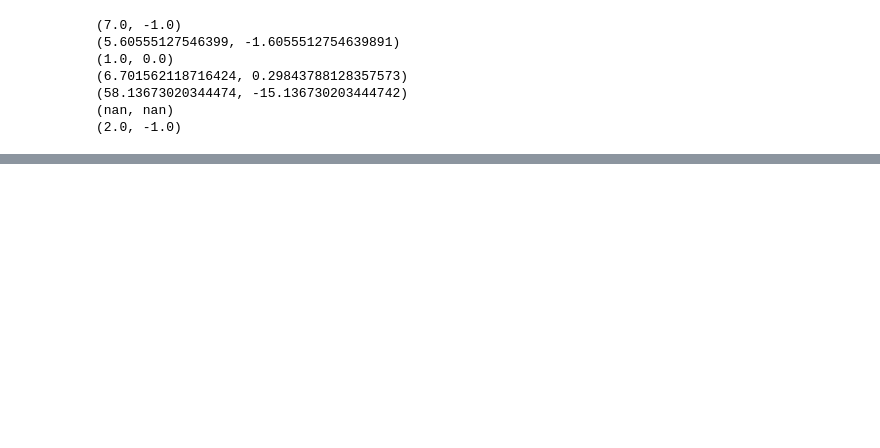
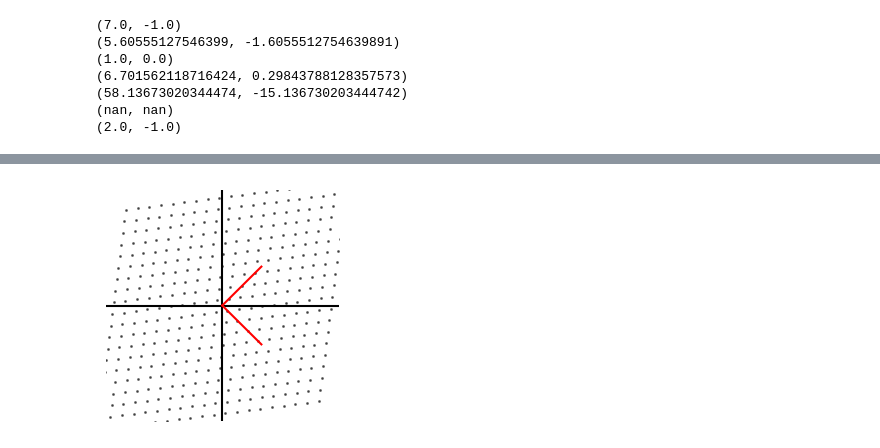
Before and after one commit to youngung/lectures, a Jupyter notebook: 1_2_data_mse/JupyterNotebooks/06w_eigenvalue.ipynb, the cells around one changed output, grey strips where cells are left out. Drawn from its saved outputs; the diff is of its cells as text; code cells hidden in the pictures; blank space fills up the shorter version.

```diff
--- a/1_2_data_mse/JupyterNotebooks/06w_eigenvalue.ipynb
+++ b/1_2_data_mse/JupyterNotebooks/06w_eigenvalue.ipynb
@@ -27,0 +199,83 @@ for i, mat2x2 in enumerate(d):
+# %%
+import numpy as np
+import matplotlib.pyplot as plt
+import tempfile
+%matplotlib inline
+def map(A,dst=tempfile.mkdtemp(),nres=20,span=10,nsteps=10,**kws):
+
+    #print('***')
+    #print('A matrix:')
+    #show(A)
+    #print('***')
+
+    xs=np.linspace(-span,+span,nres)
+    ys=xs.copy()
+    x,y=np.meshgrid(xs,ys)
+
+    ## declare figure
+    fig=plt.figure(figsize=(3,3))
+    ax1=fig.add_subplot(111)
+    #rst1=ax1.scatter(x,y,**kws)
+    ax1.set_xlim(-span*1.05,+span*1.05)
+    ax1.set_ylim(-span*1.05,+span*1.05)
+    ax1.set_axis_off()
+    ax1.axvline(0,c='k')
+    ax1.axhline(0,c='k')
+
+    A0=np.identity(A.shape[0])
+
+    deltaA=A-A0
+    #print('progressive changes in A')
+    for i in range(nsteps):
+        Atilde=A0+deltaA/(nsteps-1)*i
+        #show(Atilde)
+        xys=np.array((x.flatten(),y.flatten()))
+        xys=Atilde@xys
+        rst=ax1.scatter(*xys,**kws)
+
+        ## save
+        fn=os.path.join(dst,'%5.5i.png'%i)
+        fig.savefig(fn,dpi=300)
+
+        ## restore
+        if i<nsteps-1: rst.set_visible(False)
+
+
+    #kws.update(c='r')
+    #rst1=ax1.scatter(x,y,**kws)
+
+
+    from numpy import linalg as LA
+    eval, evec=LA.eig(A)
+
+
+    vecs=np.zeros((2,2,2))
+    for i in range(A.shape[0]):
+        vecs[i,:,:]=np.array([[0,0],evec[i]]).T
+    vecs=vecs*5
+
+    for i in range(A.shape[0]):
+        ax1.plot(*vecs[i],'r-')
+
+    fn=os.path.join(dst,'%5.5i.png'%nsteps)
+    fig.savefig(fn,dpi=300)
+
+    return fig
+
+
+A=np.zeros((2,2))
+dst=tempfile.mkdtemp()
+kws=dict(marker='.',alpha=0.5,c='k',s=5)
+print(A)
+A[1,1]=1
+A[0,0]=1
+A[0,1]=1.3e-1
+A[1,0]=+A[0,1]
+
+fig=map(A,dst=dst,nres=20,span=10,nsteps=20,**kws)
+
+if True:
+    !rm rst.gif
+    gen_gif(dst,rate=100,fout='rst.gif')
+    !open rst.gif
+# %% [output]
@@ -27,0 +284 @@ for i, mat2x2 in enumerate(d):
+[figure, added]
```
Also changed, not shown: parts of 13 cells of this notebook, 5 other files.
